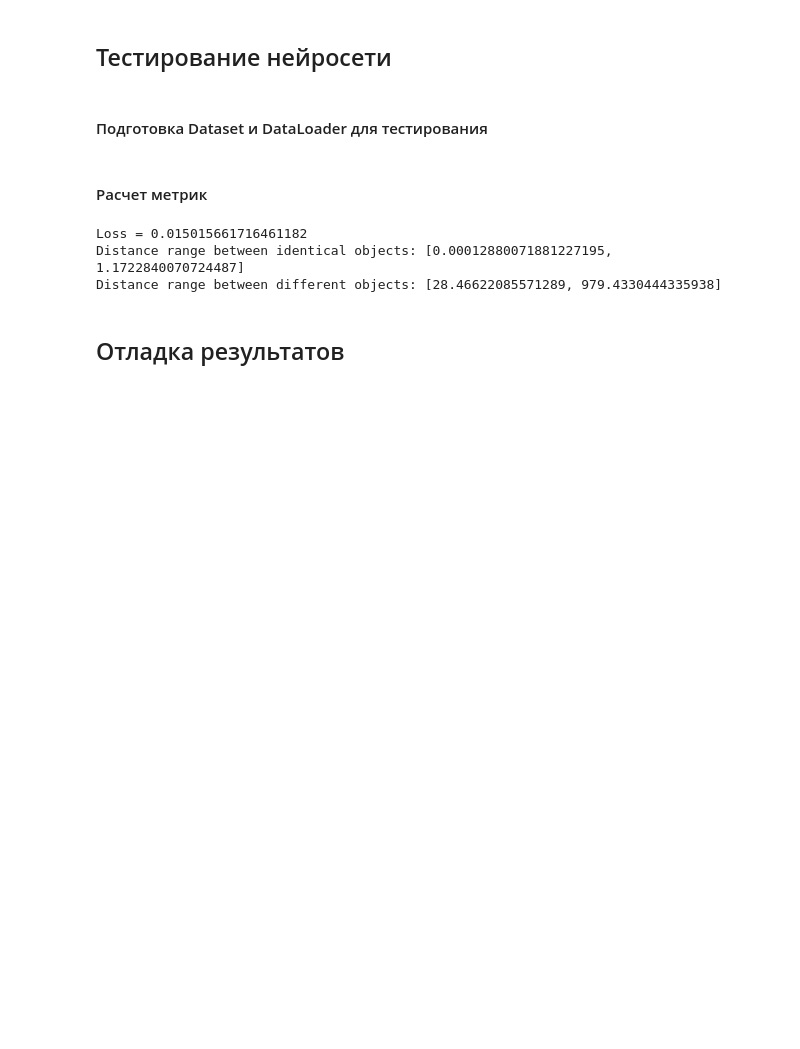
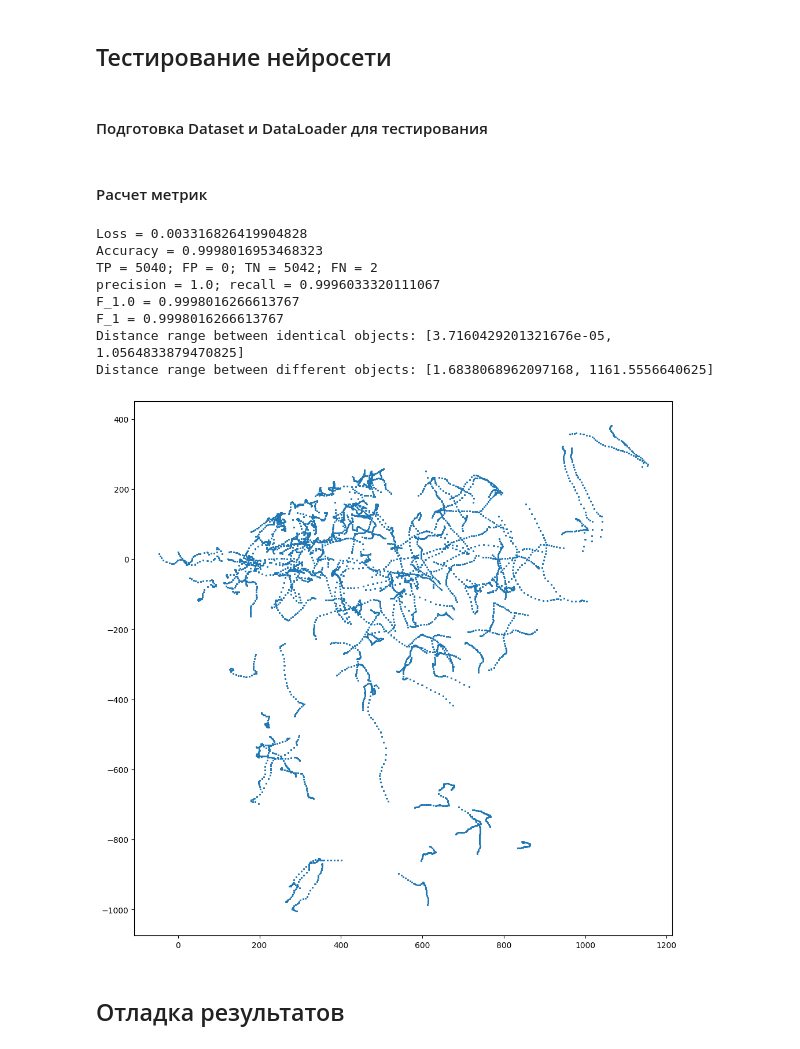
Before and after one commit to arsen-osipyan/air_objects_identification, a Jupyter notebook: siamese_nn.ipynb, the cells around one changed output. Cells and saved outputs as stored; diff of their text form; code cells hidden in the pictures; blank space fills up the shorter version.

```diff
--- a/siamese_nn.ipynb
+++ b/siamese_nn.ipynb
@@ -13,9 +13,11 @@ from tqdm.notebook import tqdm, trange
 ## Конфигурация
 # %%
 config = dict(
-    n_epochs=50,
+    n_epochs=3,
     batch_size=128,
-    learning_rate=1e-6
+    learning_rate=1e-6,
+    loss_margin=2.0,
+    loss_alpha=3.0
 )
 # %% [markdown]
 ## Dataset
@@ -184,22 +196,34 @@ test_dataloader = torch.utils.data.DataLoader(dataset=test_dataset,
 # %%
-losses = []
-
-for i, (x_1, x_2, y) in enumerate(test_dataloader):
+for x_1, x_2, y in test_dataloader:
     with torch.inference_mode():
         out_1, out_2 = model(x_1, x_2)
+
+        loss = criterion(out_1, out_2, y)
+        print(f'Loss = {loss.item()}')
+
         dist = torch.nn.functional.pairwise_distance(out_1, out_2, keepdim=True)
-        loss = criterion(out_1, out_2, y)
-        losses.append(loss.item())
+        y_pred = dist >= config['loss_margin']/2
+        print(f'Accuracy = {calc_accuracy(y_pred, y)}')
+        print(f'F_1 = {calc_f_beta(y_pred, y)}')
 
-X = torch.cat((y, dist), 1)
+        X = torch.cat((y, dist), 1)
+        print(f'Distance range between identical objects: [{X[X[:, 0] == 0, :][:, 1].min()}, {X[X[:, 0] == 0, :][:, 1].max()}]')
+        print(f'Distance range between different objects: [{X[X[:, 0] == 1, :][:, 1].min()}, {X[X[:, 0] == 1, :][:, 1].max()}]')
 
-print(f'Loss = {np.mean(losses)}')
-print(f'Distance range between identical objects: [{X[X[:, 0] == 0, :][:, 1].min()}, {X[X[:, 0] == 0, :][:, 1].max()}]')
-print(f'Distance range between different objects: [{X[X[:, 0] == 1, :][:, 1].min()}, {X[X[:, 0] == 1, :][:, 1].max()}]')
+        outs = torch.cat((out_1, out_2), 0)
+        fig, ax = plt.subplots(figsize=(12, 12))
+        ax.scatter(outs[:, 0], outs[:, 1], s=1)
+        plt.show()
 # %% [output]
-Loss = 0.015015661716461182
-Distance range between identical objects: [0.00012880071881227195, 1.1722840070724487]
-Distance range between different objects: [28.46622085571289, 979.4330444335938]
+Loss = 0.003316826419904828
+Accuracy = 0.9998016953468323
+TP = 5040; FP = 0; TN = 5042; FN = 2
+precision = 1.0; recall = 0.9996033320111067
+F_1.0 = 0.9998016266613767
+F_1 = 0.9998016266613767
+Distance range between identical objects: [3.7160429201321676e-05, 1.0564833879470825]
+Distance range between different objects: [1.6838068962097168, 1161.5556640625]
+[figure, added]
 # %% [markdown]
 ## Отладка результатов
 # %%
```
Also changed, not shown: parts of 10 cells of this notebook, 21 other files.
